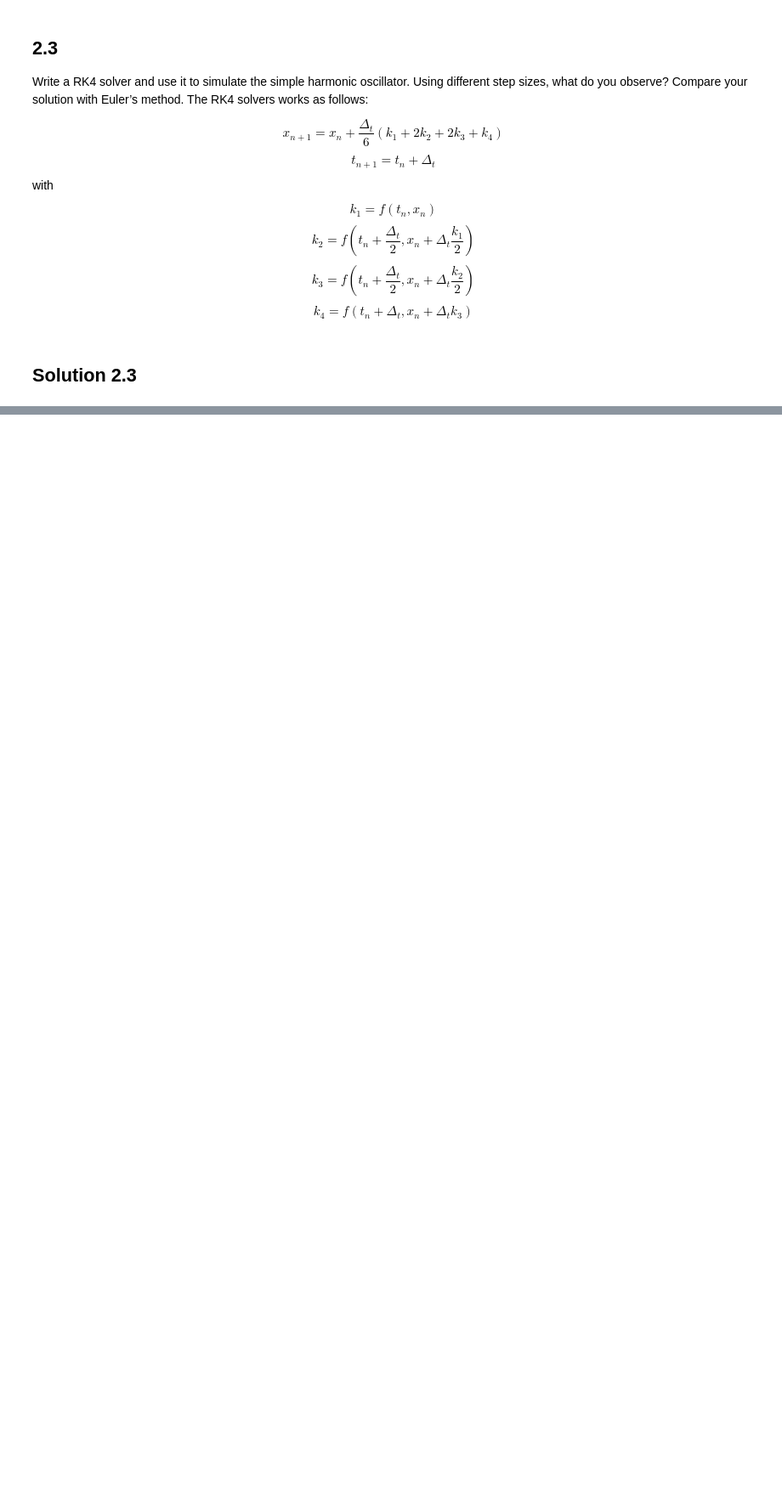
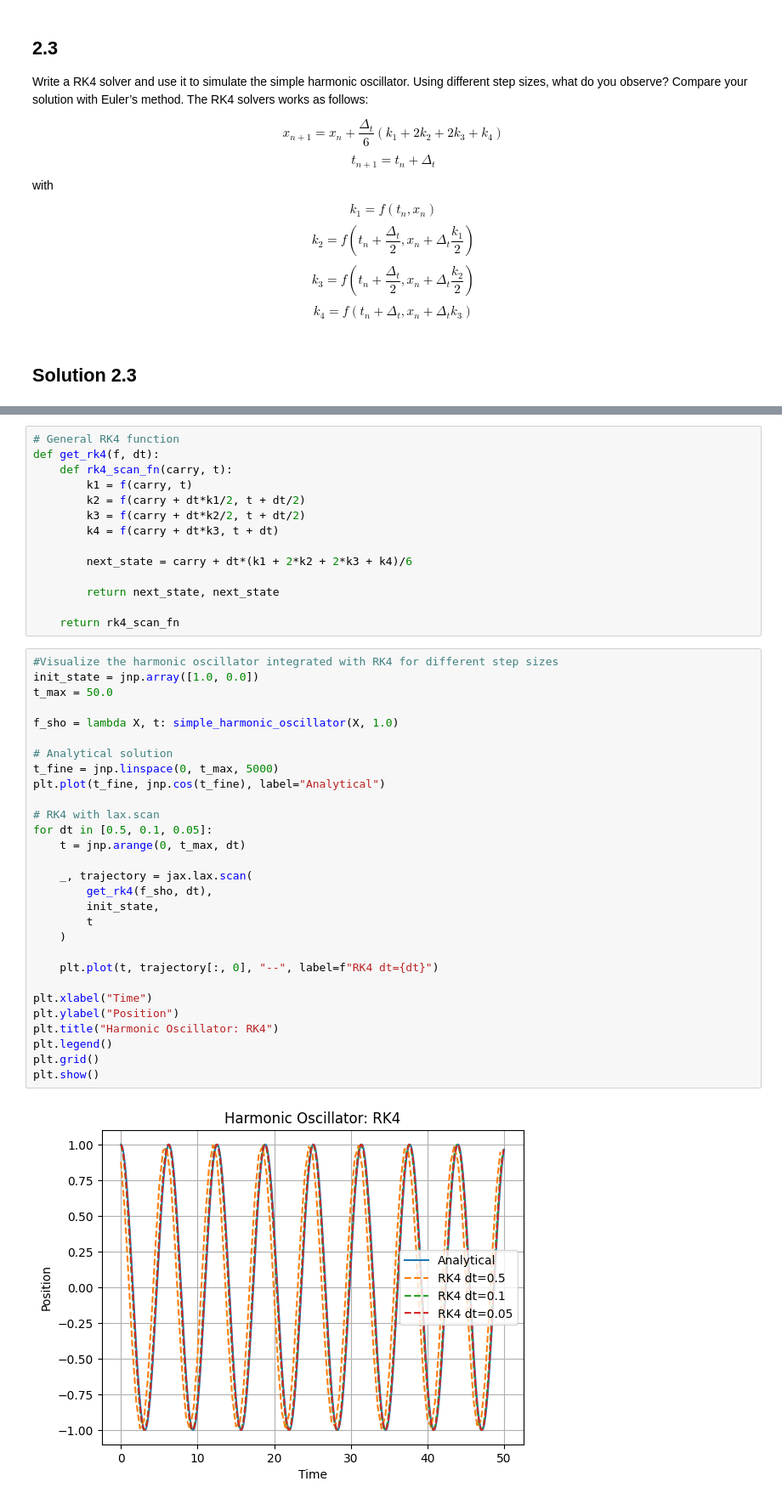
Before and after one commit to TejasDharmale/complex-adaptive-systems, a Jupyter notebook: CAS_Assignment_2.ipynb, the cells around one changed output, grey strips where cells are left out. Shown at 85% size. Cells and saved outputs as stored; diff of their text form; blank space fills up the shorter version.

```diff
--- a/CAS_Assignment_2.ipynb
+++ b/CAS_Assignment_2.ipynb
@@ -146,0 +211,45 @@ def get_rk4(f, dt):
+# %%
+# General RK4 function
+def get_rk4(f, dt):
+    def rk4_scan_fn(carry, t):
+        k1 = f(carry, t)
+        k2 = f(carry + dt*k1/2, t + dt/2)
+        k3 = f(carry + dt*k2/2, t + dt/2)
+        k4 = f(carry + dt*k3, t + dt)
+
+        next_state = carry + dt*(k1 + 2*k2 + 2*k3 + k4)/6
+
+        return next_state, next_state
+
+    return rk4_scan_fn
+# %%
+#Visualize the harmonic oscillator integrated with RK4 for different step sizes
+init_state = jnp.array([1.0, 0.0])
+t_max = 50.0
+
+f_sho = lambda X, t: simple_harmonic_oscillator(X, 1.0)
+
+# Analytical solution
+t_fine = jnp.linspace(0, t_max, 5000)
+plt.plot(t_fine, jnp.cos(t_fine), label="Analytical")
+
+# RK4 with lax.scan
+for dt in [0.5, 0.1, 0.05]:
+    t = jnp.arange(0, t_max, dt)
+
+    _, trajectory = jax.lax.scan(
+        get_rk4(f_sho, dt),
+        init_state,
+        t
+    )
+
+    plt.plot(t, trajectory[:, 0], "--", label=f"RK4 dt={dt}")
+
+plt.xlabel("Time")
+plt.ylabel("Position")
+plt.title("Harmonic Oscillator: RK4")
+plt.legend()
+plt.grid()
+plt.show()
+# %% [output]
+[figure, added]
```
Also changed, not shown: parts of 11 cells of this notebook.
